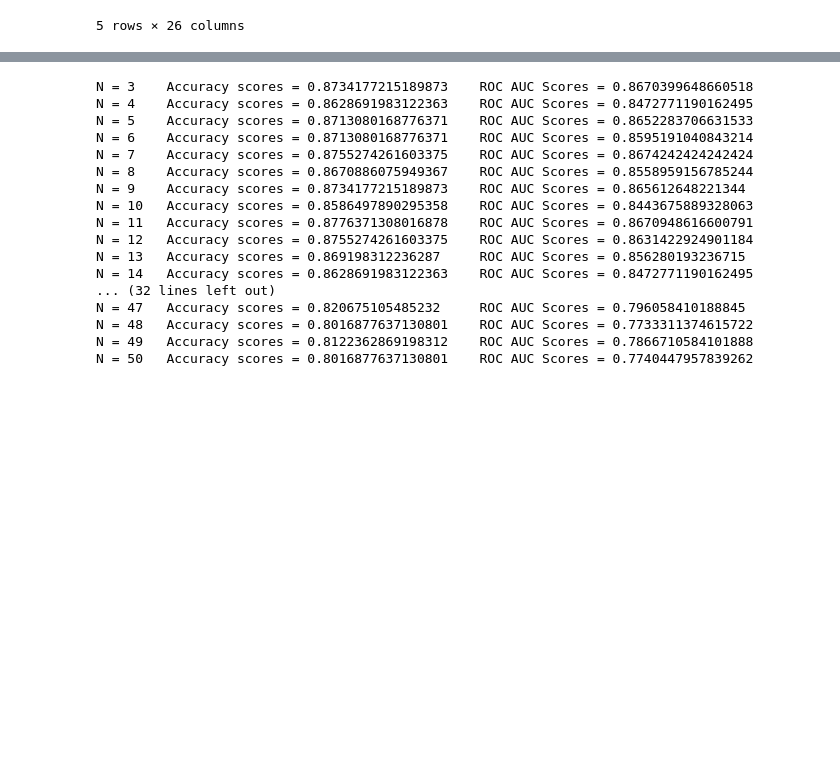
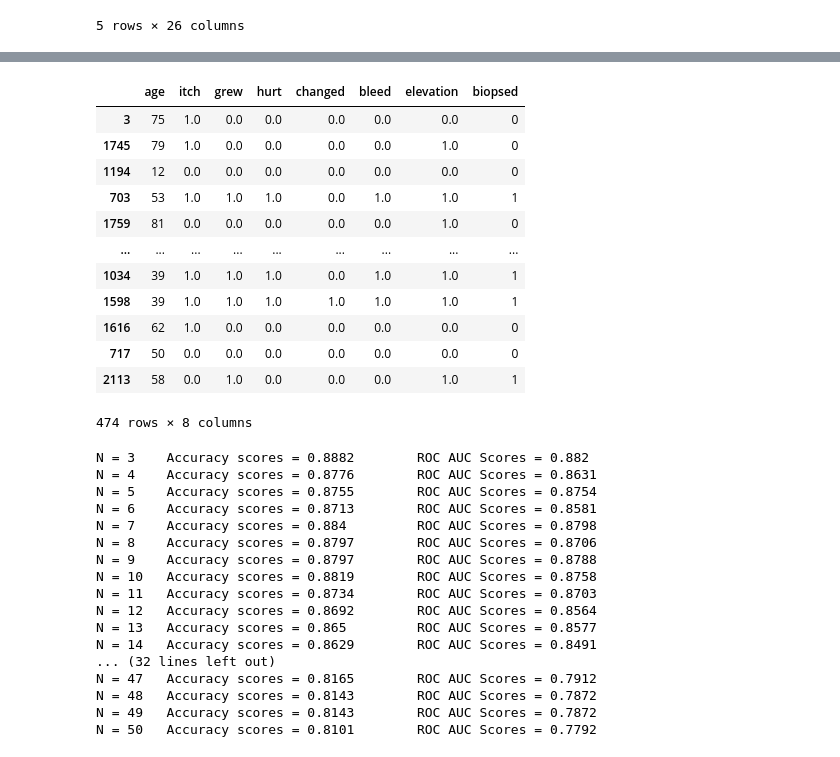
Before and after one commit to krusand/Eksamensprojekt-First-Year-Project, a Jupyter notebook: KNNModel.ipynb, the cells around one changed output, grey strips where cells are left out. Drawn from its saved outputs; the diff is of its cells as text; code cells hidden in the pictures; blank space fills up the shorter version.

```diff
--- a/KNNModel.ipynb
+++ b/KNNModel.ipynb
@@ -50,6 +55,22 @@ cancers = {"BCC":1, "MEL":1, "SCC": 1, "ACK": 0, "NEV":0, "SEK":0}
 y = y.replace(cancers)
 # %%
 X_train, X_test, y_train, y_test = train_test_split(X, y,test_size=0.25, train_size=0.75)
+# %%
+X_test
+# %% [output]
+|  | age | itch | grew | hurt | changed | bleed | elevation | biopsed |
+| 3 | 75 | 1.0 | 0.0 | 0.0 | 0.0 | 0.0 | 0.0 | 0 |
+| 1745 | 79 | 1.0 | 0.0 | 0.0 | 0.0 | 0.0 | 1.0 | 0 |
+| 1194 | 12 | 0.0 | 0.0 | 0.0 | 0.0 | 0.0 | 0.0 | 0 |
+| 703 | 53 | 1.0 | 1.0 | 1.0 | 0.0 | 1.0 | 1.0 | 1 |
+| 1759 | 81 | 0.0 | 0.0 | 0.0 | 0.0 | 0.0 | 1.0 | 0 |
+| ... | ... | ... | ... | ... | ... | ... | ... | ... |
+| 1034 | 39 | 1.0 | 1.0 | 1.0 | 0.0 | 1.0 | 1.0 | 1 |
+| 1598 | 39 | 1.0 | 1.0 | 1.0 | 1.0 | 1.0 | 1.0 | 1 |
+| 1616 | 62 | 1.0 | 0.0 | 0.0 | 0.0 | 0.0 | 0.0 | 0 |
+| 717 | 50 | 0.0 | 0.0 | 0.0 | 0.0 | 0.0 | 0.0 | 0 |
+| 2113 | 58 | 0.0 | 1.0 | 0.0 | 0.0 | 0.0 | 1.0 | 1 |
+474 rows × 8 columns
 # %%
 from sklearn.metrics import accuracy_score, roc_auc_score
 
@@ -66,25 +87,25 @@ accuracy_scores = [accuracy_score(y_test, y_pred) for y_pred in predicted_ys]
 roc_auc_scores = [roc_auc_score(y_test,y_pred) for y_pred in predicted_ys]
 
 for i, val in enumerate(n_vals):
-    print(f"N = {val} \t Accuracy scores = {accuracy_scores[i]} \t ROC AUC Scores = {roc_auc_scores[i]}")
+    print(f"N = {val} \t Accuracy scores = {round(accuracy_scores[i], 4)} \t ROC AUC Scores = {round(roc_auc_scores[i],4)}")
 # %% [output]
-N = 3    Accuracy scores = 0.8734177215189873    ROC AUC Scores = 0.8670399648660518
-N = 4    Accuracy scores = 0.8628691983122363    ROC AUC Scores = 0.8472771190162495
-N = 5    Accuracy scores = 0.8713080168776371    ROC AUC Scores = 0.8652283706631533
-N = 6    Accuracy scores = 0.8713080168776371    ROC AUC Scores = 0.8595191040843214
-N = 7    Accuracy scores = 0.8755274261603375    ROC AUC Scores = 0.8674242424242424
-N = 8    Accuracy scores = 0.8670886075949367    ROC AUC Scores = 0.8558959156785244
-N = 9    Accuracy scores = 0.8734177215189873    ROC AUC Scores = 0.865612648221344
-N = 10   Accuracy scores = 0.8586497890295358    ROC AUC Scores = 0.8443675889328063
-N = 11   Accuracy scores = 0.8776371308016878    ROC AUC Scores = 0.8670948616600791
-N = 12   Accuracy scores = 0.8755274261603375    ROC AUC Scores = 0.8631422924901184
-N = 13   Accuracy scores = 0.869198312236287     ROC AUC Scores = 0.856280193236715
-N = 14   Accuracy scores = 0.8628691983122363    ROC AUC Scores = 0.8472771190162495
+N = 3    Accuracy scores = 0.8882        ROC AUC Scores = 0.882
+N = 4    Accuracy scores = 0.8776        ROC AUC Scores = 0.8631
+N = 5    Accuracy scores = 0.8755        ROC AUC Scores = 0.8754
+N = 6    Accuracy scores = 0.8713        ROC AUC Scores = 0.8581
+N = 7    Accuracy scores = 0.884         ROC AUC Scores = 0.8798
+N = 8    Accuracy scores = 0.8797        ROC AUC Scores = 0.8706
+N = 9    Accuracy scores = 0.8797        ROC AUC Scores = 0.8788
+N = 10   Accuracy scores = 0.8819        ROC AUC Scores = 0.8758
+N = 11   Accuracy scores = 0.8734        ROC AUC Scores = 0.8703
+N = 12   Accuracy scores = 0.8692        ROC AUC Scores = 0.8564
+N = 13   Accuracy scores = 0.865         ROC AUC Scores = 0.8577
+N = 14   Accuracy scores = 0.8629        ROC AUC Scores = 0.8491
 ... (32 lines left out)
-N = 47   Accuracy scores = 0.820675105485232     ROC AUC Scores = 0.796058410188845
-N = 48   Accuracy scores = 0.8016877637130801    ROC AUC Scores = 0.7733311374615722
-N = 49   Accuracy scores = 0.8122362869198312    ROC AUC Scores = 0.7866710584101888
-N = 50   Accuracy scores = 0.8016877637130801    ROC AUC Scores = 0.7740447957839262
+N = 47   Accuracy scores = 0.8165        ROC AUC Scores = 0.7912
+N = 48   Accuracy scores = 0.8143        ROC AUC Scores = 0.7872
+N = 49   Accuracy scores = 0.8143        ROC AUC Scores = 0.7872
+N = 50   Accuracy scores = 0.8101        ROC AUC Scores = 0.7792
 # %%
 fig, ax = plt.subplots(ncols = 2, figsize=(12,6))
 ax[0].scatter(n_vals,accuracy_scores)
```
Also changed, not shown: parts of 9 cells of this notebook.
